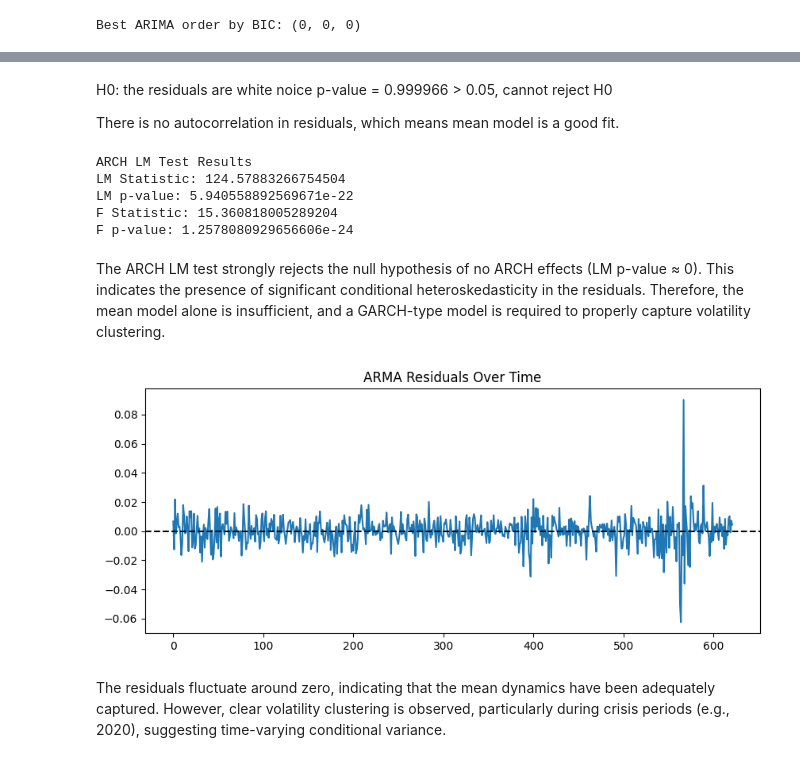
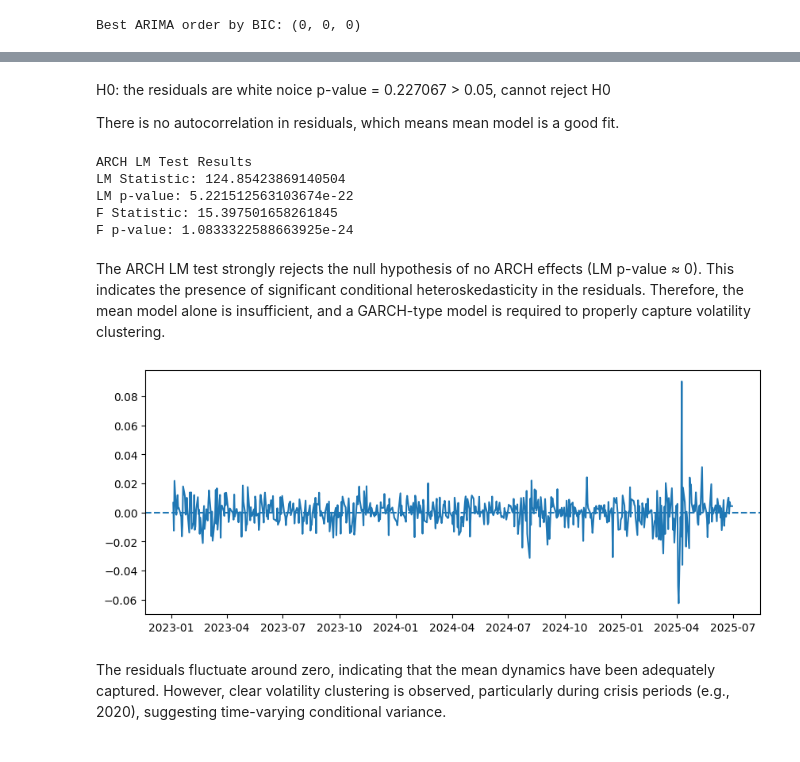
Before and after one commit to JoyWu-302121/TS-Volatility, a Jupyter notebook: code/Mean_Model.ipynb, the cells around one changed output, grey strips where cells are left out. Drawn from its saved outputs; the diff is of its cells as text; code cells hidden in the pictures.

```diff
--- a/code/Mean_Model.ipynb
+++ b/code/Mean_Model.ipynb
@@ -16,3 +16,7 @@ df.head()
 | 2 | 2023-01-06 | 3895.08 | 0.022584 |
 | 3 | 2023-01-09 | 3892.09 | -0.000768 |
 | 4 | 2023-01-10 | 3919.25 | 0.006954 |
+# %%
+df["Date"] = pd.to_datetime(df["Date"])
+df = df.sort_values("Date").set_index("Date")
+df.head()
@@ -153,6 +166,6 @@ Ljung-Box test results:
 # %% [markdown]
 H0: the residuals are white noice
-p-value = 0.999966 > 0.05, cannot reject H0
+p-value = 0.227067 > 0.05, cannot reject H0
 
 There is no autocorrelation in residuals, which means mean model is a good fit.
 # %%
@@ -174,21 +187,22 @@ print("F Statistic:", f_stat)
 print("F p-value:", f_pvalue)
 # %% [output]
 ARCH LM Test Results
-LM Statistic: 124.57883266754504
-LM p-value: 5.940558892569671e-22
-F Statistic: 15.360818005289204
-F p-value: 1.2578080929656606e-24
+LM Statistic: 124.85423869140504
+LM p-value: 5.221512563103674e-22
+F Statistic: 15.397501658261845
+F p-value: 1.0833322588663925e-24
 # %% [markdown]
 The ARCH LM test strongly rejects the null hypothesis of no ARCH effects (LM p-value ≈ 0). This indicates the presence of significant conditional heteroskedasticity in the residuals. Therefore, the mean model alone is insufficient, and a GARCH-type model is required to properly capture volatility clustering.
 # %%
 # Plot residuals to show volatility clustering
 
+residuals.index = df.loc[y.index].index
 plt.figure(figsize=(10,4))
-plt.plot(residuals)
-plt.title("ARMA Residuals Over Time")
-plt.axhline(0, color="black", linestyle="--")
+plt.plot(residuals.index, residuals)
+
+plt.axhline(0, linestyle="--")
 plt.show()
 # %% [output]
-[figure, old version]
+[figure, new version]
 # %% [markdown]
 The residuals fluctuate around zero, indicating that the mean dynamics have been adequately captured. However, clear volatility clustering is observed, particularly during crisis periods (e.g., 2020), suggesting time-varying conditional variance.
```
Also changed, not shown: parts of 6 cells of this notebook, 1 other file.
